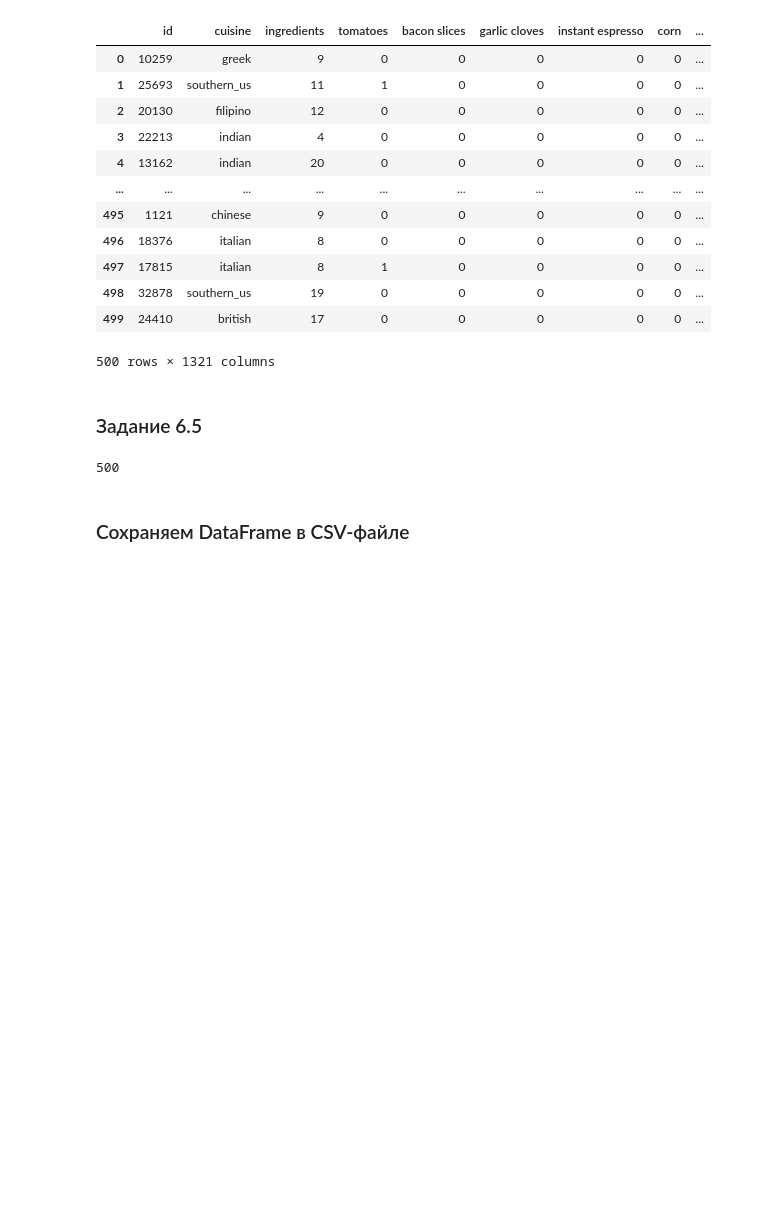
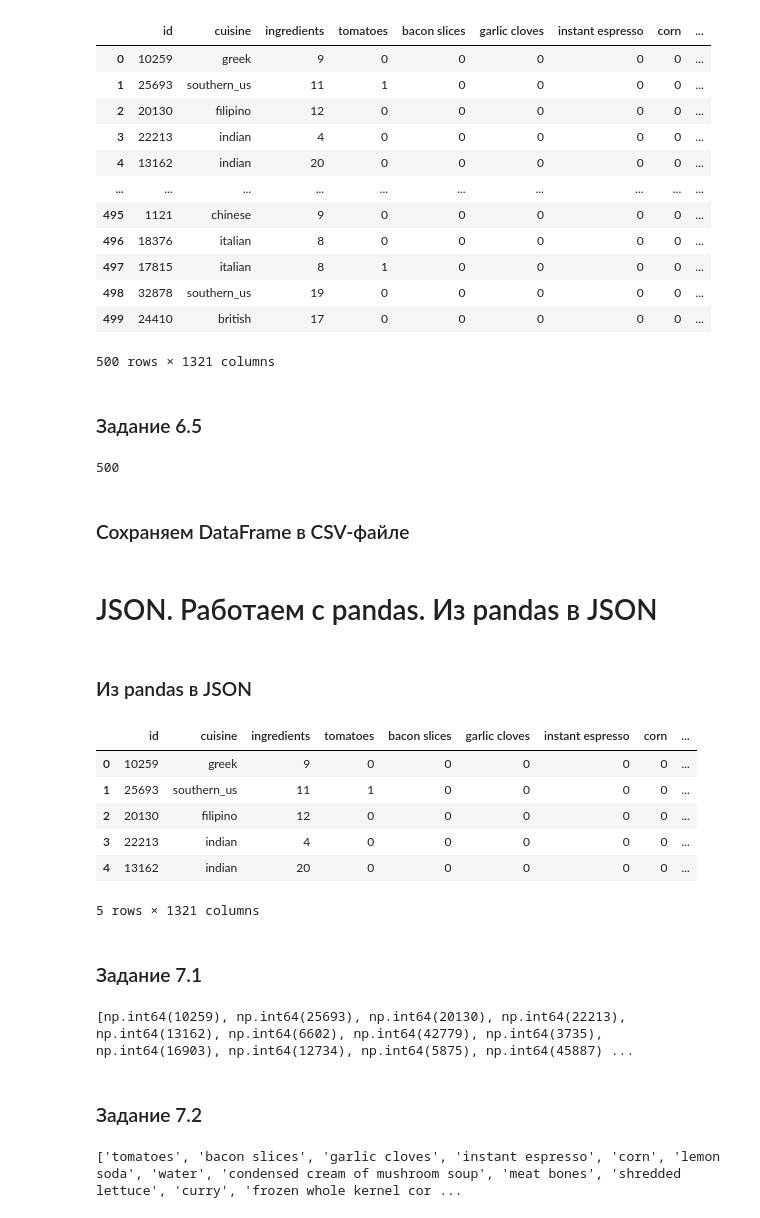
Before and after one commit to ret4ed/Sf_DS_game_1, a Jupyter notebook: Skillfactory/PY_16_Выгрузка данных/Выгрузка данных.ipynb, the cells around one changed output. Saved outputs shown, nothing was run; the diff lists cells and outputs as text; code cells hidden in the pictures; blank space fills up the shorter version.

```diff
--- a/Skillfactory/PY_16_Выгрузка данных/Выгрузка данных.ipynb
+++ b/Skillfactory/PY_16_Выгрузка данных/Выгрузка данных.ipynb
@@ -471,3 +471,33 @@ print(len(ids))
 ### Сохраняем DataFrame в CSV-файле
 # %%
 df.to_csv('recipes.csv', index = False)
+# %% [markdown]
+# JSON. Работаем с pandas. Из pandas в JSON
+# %% [markdown]
+### Из pandas в JSON
+# %%
+#Создаем DataFrame, читаем данные из файла в переменную df
+df = pd.read_csv('recipes.csv')
+display(df.head())
+# %% [output]
+|  | id | cuisine | ingredients | tomatoes | bacon slices | garlic cloves | instant espresso | corn | ... |
+| 0 | 10259 | greek | 9 | 0 | 0 | 0 | 0 | 0 | ... |
+| 1 | 25693 | southern_us | 11 | 1 | 0 | 0 | 0 | 0 | ... |
+| 2 | 20130 | filipino | 12 | 0 | 0 | 0 | 0 | 0 | ... |
+| 3 | 22213 | indian | 4 | 0 | 0 | 0 | 0 | 0 | ... |
+| 4 | 13162 | indian | 20 | 0 | 0 | 0 | 0 | 0 | ... |
+5 rows × 1321 columns
+# %% [markdown]
+### Задание 7.1
+# %%
+ids = list(df['id'].unique())
+print(ids)
+# %% [output]
+[np.int64(10259), np.int64(25693), np.int64(20130), np.int64(22213), np.int64(13162), np.int64(6602), np.int64(42779), np.int64(3735), np.int64(16903), np.int64(12734), np.int64(5875), np.int64(45887) ...
+# %% [markdown]
+### Задание 7.2
+# %%
+ingredients = list(df.columns[3:])
+print(ingredients)
+# %% [output]
+['tomatoes', 'bacon slices', 'garlic cloves', 'instant espresso', 'corn', 'lemon soda', 'water', 'condensed cream of mushroom soup', 'meat bones', 'shredded lettuce', 'curry', 'frozen whole kernel cor ...
```
Also changed, not shown: parts of 35 cells of this notebook, 6 other files.
